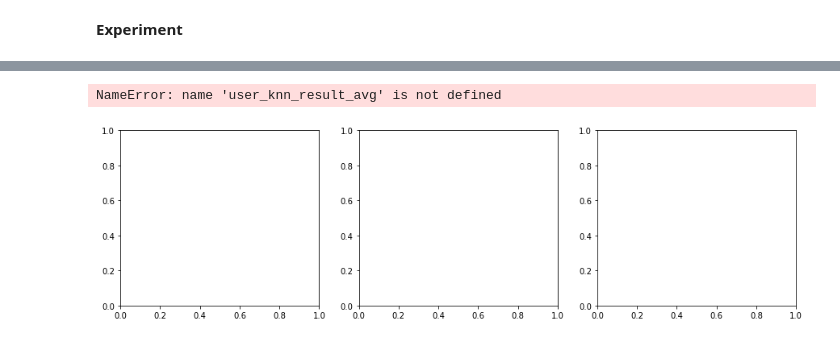
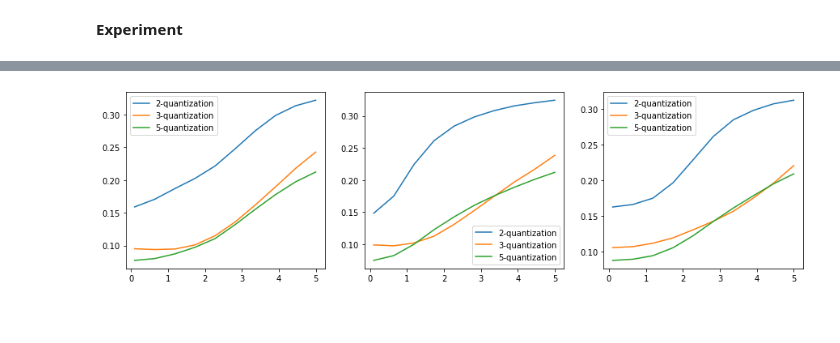
Before and after one commit to fengyuli-dev/debias-recommender, a Jupyter notebook: experiment.ipynb, the cells around one changed output, grey strips where cells are left out. Saved outputs shown, nothing was run; the diff lists cells and outputs as text; code cells hidden in the pictures; blank space fills up the shorter version.

```diff
--- a/experiment.ipynb
+++ b/experiment.ipynb
@@ -188,23 +190,20 @@ RMSE: 0.2081
 # %%
 fig, axs = plt.subplots(1, 3, figsize=(15, 4))
-axs[0].plot(beta, user_knn_result_avg[0], label='2-quantization')
-axs[0].plot(beta, user_knn_result_avg[1], label='3-quantization')
-axs[0].plot(beta, user_knn_result_avg[2], label='5-quantization')
-axs[0].fill_between(beta, user_knn_result_1q[0], user_knn_result_3q[0], color='red', alpha=.1)
+axs[0].plot(beta, user_knn_result_avg['binary'], label='2-quantization')
+axs[0].plot(beta, user_knn_result_avg['onetothree'], label='3-quantization')
+axs[0].plot(beta, user_knn_result_avg['onetofive'], label='5-quantization')
+# axs[0].fill_between(beta, user_knn_result_1q['binary'], user_knn_result_3q['binary'], color='red', alpha=0.5)
 axs[0].legend()
 
-axs[1].plot(beta, item_knn_result_avg[0], label='2-quantization')
-axs[1].plot(beta, item_knn_result_avg[1], label='3-quantization')
-axs[1].plot(beta, item_knn_result_avg[2], label='5-quantization')
-axs[1].fill_between(beta, item_knn_result_1q[0], item_knn_result_3q[0], color='red', alpha=.1)
+axs[1].plot(beta, item_knn_result_avg['binary'], label='2-quantization')
+axs[1].plot(beta, item_knn_result_avg['onetothree'], label='3-quantization')
+axs[1].plot(beta, item_knn_result_avg['onetofive'], label='5-quantization')
 axs[1].legend()
 
-axs[2].plot(beta, svd_result_avg[0], label='2-quantization')
-axs[2].plot(beta, svd_result_avg[1], label='3-quantization')
-axs[2].plot(beta, svd_result_avg[2], label='5-quantization')
-axs[2].fill_between(beta, svd_result_1q[0], user_knn_result_3q[0], color='red', alpha=.1)
+axs[2].plot(beta, svd_result_avg['binary'], label='2-quantization')
+axs[2].plot(beta, svd_result_avg['onetothree'], label='3-quantization')
+axs[2].plot(beta, svd_result_avg['onetofive'], label='5-quantization')
 axs[2].legend()
 fig.show()
 # %% [output]
-NameError: name 'user_knn_result_avg' is not defined
-[figure, old version]
+[figure, new version]
```
Also changed, not shown: parts of 2 cells of this notebook, 4 other files.
